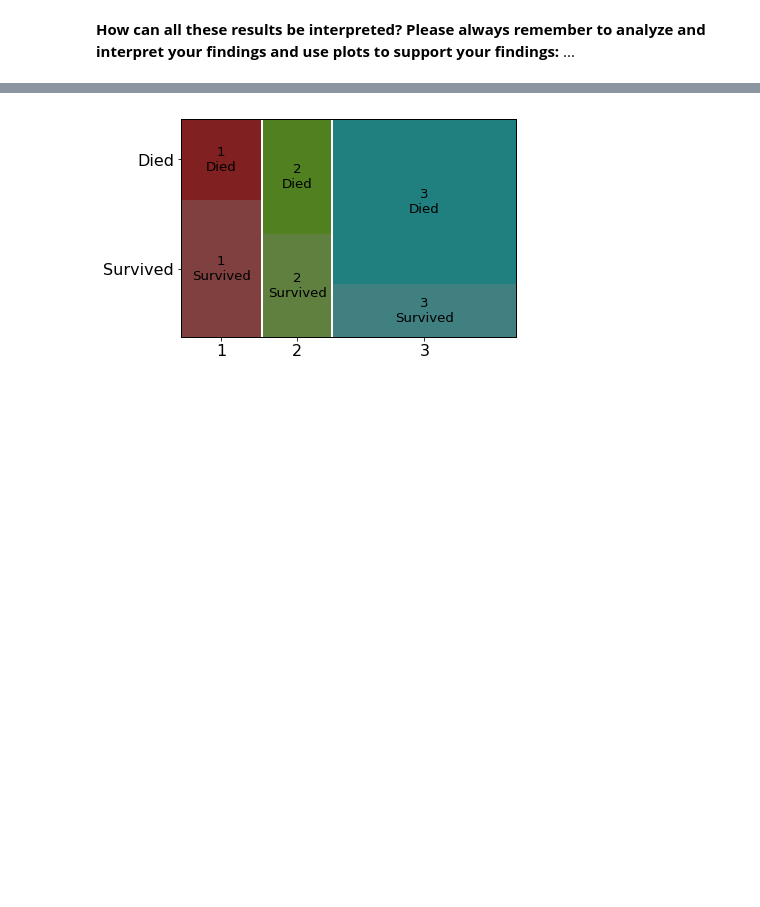
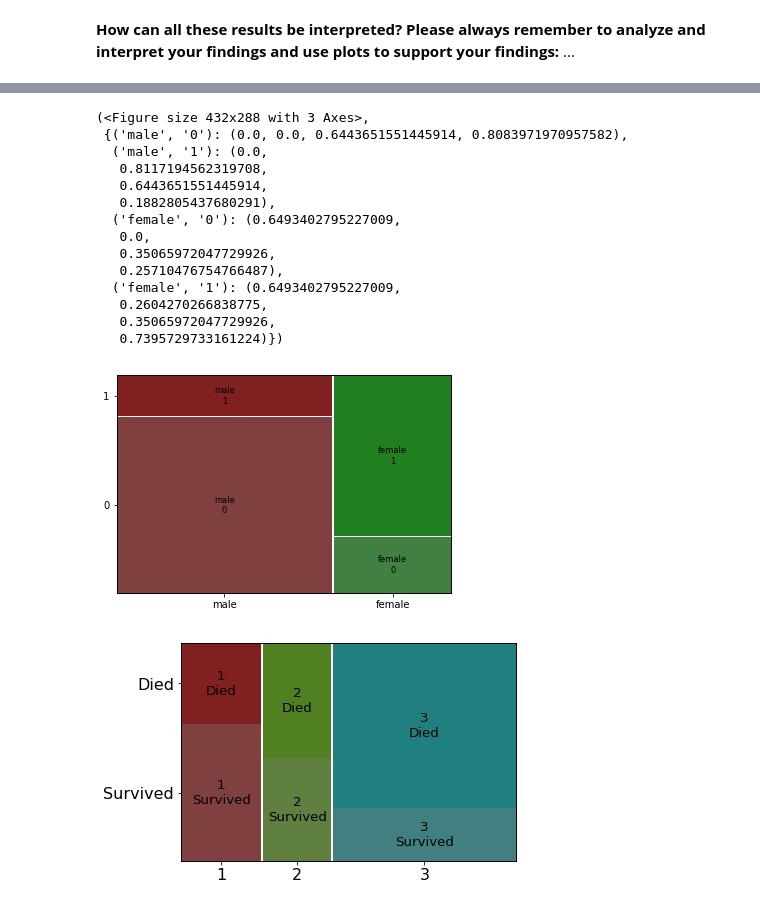
Before and after one commit to felipeperezleal/AlgorithmsUN2023I, a Jupyter notebook: quiz2/seperezl_Quiz_2_Python_Pandas_UNCode.ipynb, the cells around one changed output, grey strips where cells are left out. Drawn from its saved outputs; the diff is of its cells as text; code cells hidden in the pictures; blank space fills up the shorter version.

```diff
--- a/quiz2/seperezl_Quiz_2_Python_Pandas_UNCode.ipynb
+++ b/quiz2/seperezl_Quiz_2_Python_Pandas_UNCode.ipynb
@@ -654,3 +713,22 @@ The output of the above cell should be:
+# %%
+from statsmodels.graphics.mosaicplot import mosaic
+mosaic(titanic, ['Sex', 'Survived'])
+# %% [output]
+(<Figure size 432x288 with 3 Axes>,
+ {('male', '0'): (0.0, 0.0, 0.6443651551445914, 0.8083971970957582),
+  ('male', '1'): (0.0,
+   0.8117194562319708,
+   0.6443651551445914,
+   0.1882805437680291),
+  ('female', '0'): (0.6493402795227009,
+   0.0,
+   0.35065972047729926,
+   0.25710476754766487),
+  ('female', '1'): (0.6493402795227009,
+   0.2604270266838775,
+   0.35065972047729926,
+   0.7395729733161224)})
+[figure, added]
 # %%
 # %% [output]
 [figure]
```
Also changed, not shown: parts of 24 cells of this notebook.
